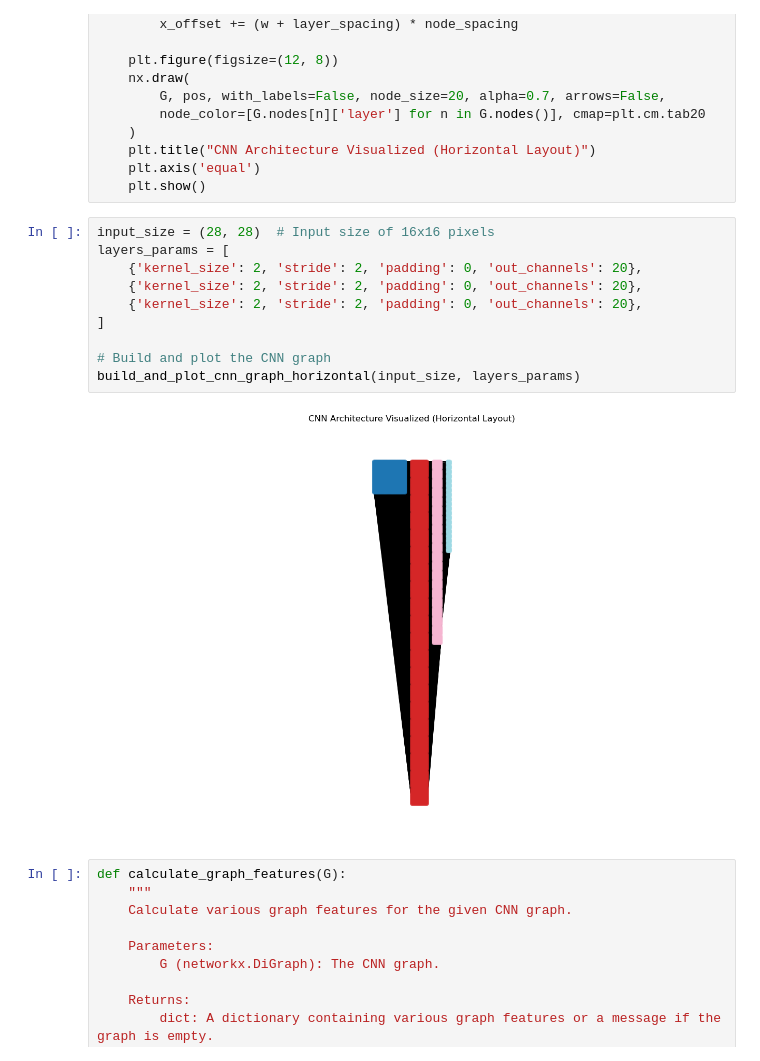
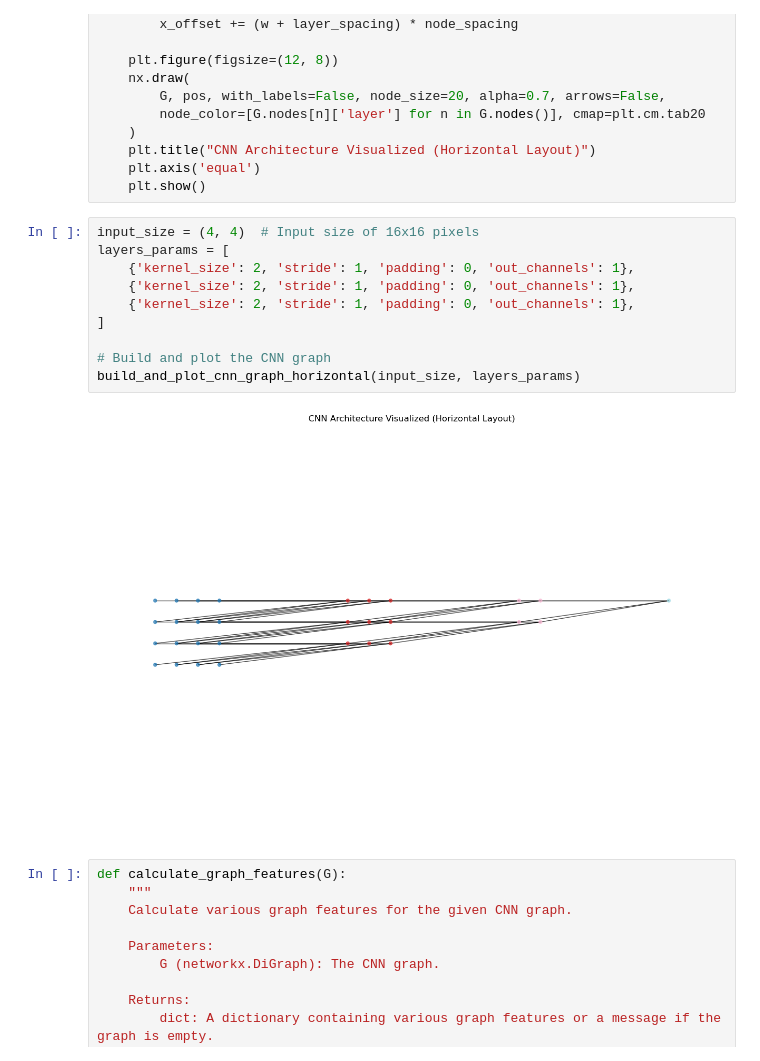
Before and after one commit to rickconci/GeneralisationBounds_SLT, a Jupyter notebook: temp.ipynb, the cells around one changed output. Saved outputs shown, nothing was run; the diff lists cells and outputs as text.

```diff
--- a/temp.ipynb
+++ b/temp.ipynb
@@ -602,17 +602,17 @@ def build_and_plot_cnn_graph_horizontal(input_size, layers_params):
     plt.axis('equal')
     plt.show()
 # %%
-input_size = (28, 28)  # Input size of 16x16 pixels
+input_size = (4, 4)  # Input size of 16x16 pixels
 layers_params = [
-    {'kernel_size': 2, 'stride': 2, 'padding': 0, 'out_channels': 20},
-    {'kernel_size': 2, 'stride': 2, 'padding': 0, 'out_channels': 20},
-    {'kernel_size': 2, 'stride': 2, 'padding': 0, 'out_channels': 20},
+    {'kernel_size': 2, 'stride': 1, 'padding': 0, 'out_channels': 1},
+    {'kernel_size': 2, 'stride': 1, 'padding': 0, 'out_channels': 1},
+    {'kernel_size': 2, 'stride': 1, 'padding': 0, 'out_channels': 1},
 ]
 
 # Build and plot the CNN graph
 build_and_plot_cnn_graph_horizontal(input_size, layers_params)
 # %% [output]
-[figure, old version]
+[figure, new version]
 # %%
 def calculate_graph_features(G):
     """
```
Also changed, not shown: parts of 1 cell of this notebook, 1 other file.
